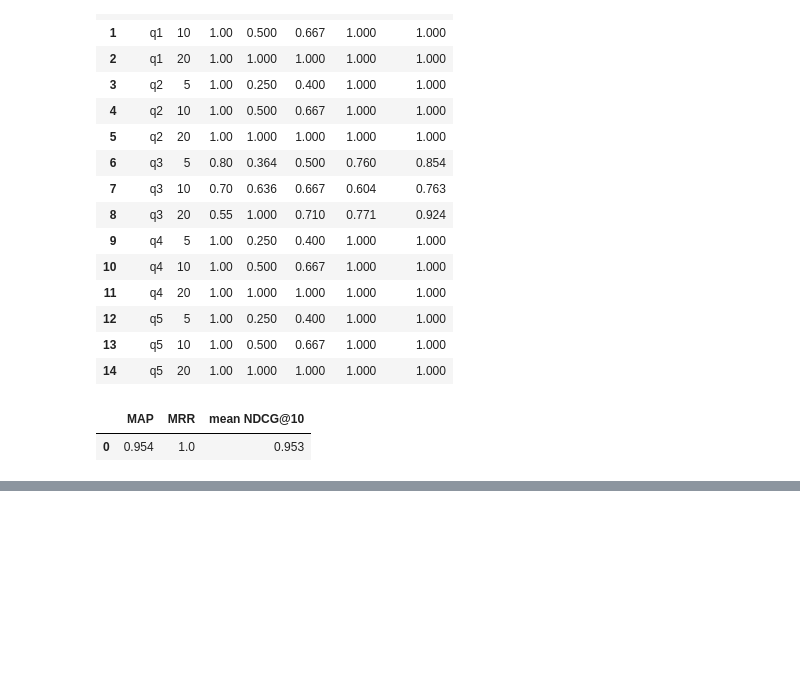
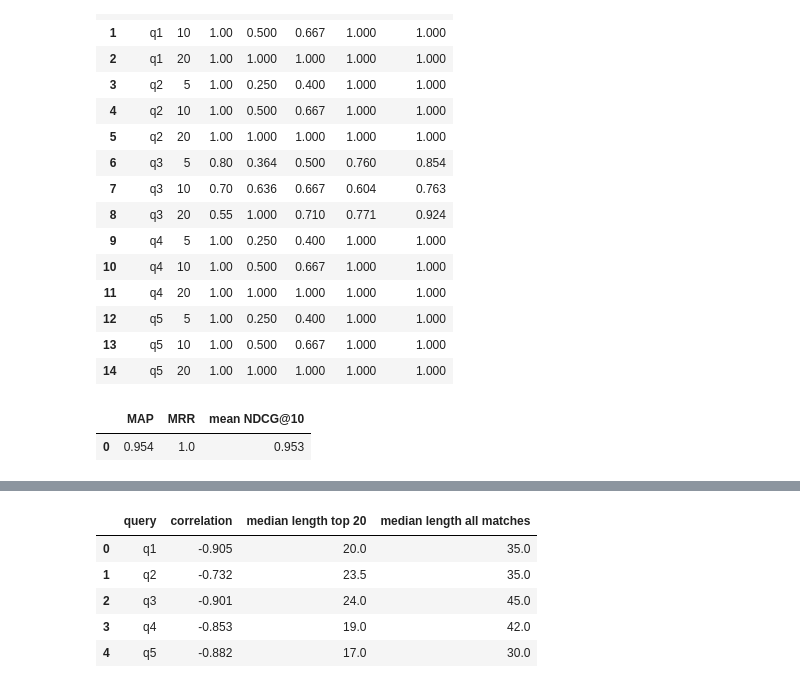
Before and after one commit to bielmongeortiz/irwa-final-project, a Jupyter notebook: project_progress/part_2/IRWA_part_2.ipynb, the cells around one changed output, grey strips where cells are left out. Drawn from its saved outputs; the diff is of its cells as text; code cells hidden in the pictures; blank space fills up the shorter version.

```diff
--- a/project_progress/part_2/IRWA_part_2.ipynb
+++ b/project_progress/part_2/IRWA_part_2.ipynb
@@ -493,0 +502,24 @@ if labels_complete:
+# %%
+rows = []
+for query_id, query in queries.items():
+    scores = []
+    lengths = []
+    for pid, score in search_in_corpus(query, index):
+        scores.append(score)
+        lengths.append(len(processed.at[pid, "terms"]))
+    results = pd.DataFrame({"score": scores, "length": lengths})
+    rows.append({
+        "query": query_id,
+        "correlation": results["score"].rank().corr(results["length"].rank()),
+        "median length top 20": results["length"].head(20).median(),
+        "median length all matches": results["length"].median(),
+    })
+
+pd.DataFrame(rows).round(3)
+# %% [output]
+|  | query | correlation | median length top 20 | median length all matches |
+| 0 | q1 | -0.905 | 20.0 | 35.0 |
+| 1 | q2 | -0.732 | 23.5 | 35.0 |
+| 2 | q3 | -0.901 | 24.0 | 45.0 |
+| 3 | q4 | -0.853 | 19.0 | 42.0 |
+| 4 | q5 | -0.882 | 17.0 | 30.0 |
```
Also changed, not shown: parts of 10 cells of this notebook, 1 other file.
